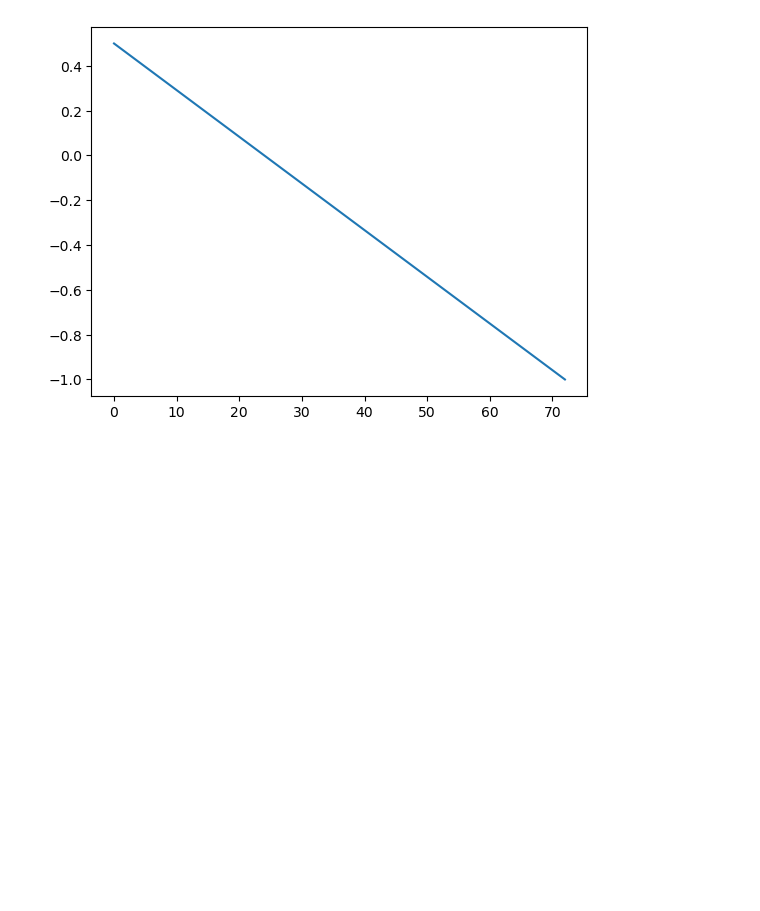
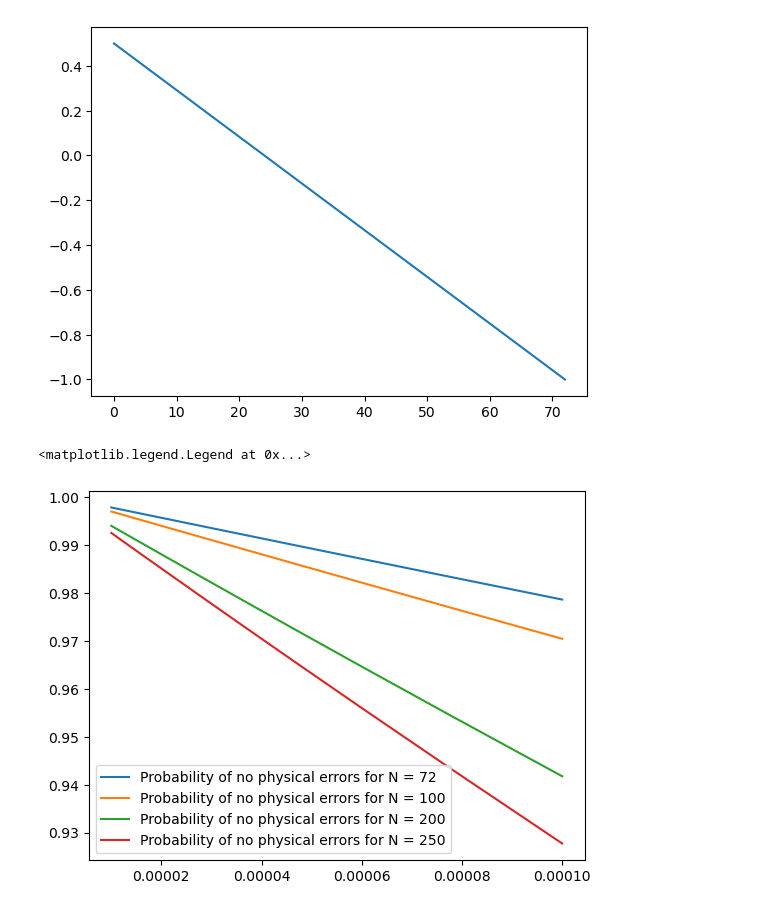
Before and after one commit to Omer-Sella/qecc, a Jupyter notebook: postProcessing/rewardInvestigation.ipynb, the cells around one changed output. Cells and saved outputs as stored; diff of their text form; code cells hidden in the pictures; blank space fills up the shorter version.

```diff
--- a/postProcessing/rewardInvestigation.ipynb
+++ b/postProcessing/rewardInvestigation.ipynb
@@ -202,3 +204,16 @@ plt.plot(kRange, -1*(kRange-kMax)/(n-kMax))
 # %% [output]
 [<matplotlib.lines.Line2D at 0x...>]
 [figure]
+# %%
+fig, ax = plt.subplots()
+errorRange = np.geomspace(0.00001,0.0001, 10)
+for i, codeN in enumerate ([72,100,200, 250]):
+    doNothing = (1 - 3 * errorRange)**codeN
+    ax.plot(errorRange, doNothing, color = f"C{i}", label = f"Probability of no physical errors for N = {codeN}")
+
+#ax.set_xscale("log")
+#ax.set_yscale("log")
+ax.legend()
+# %% [output]
+<matplotlib.legend.Legend at 0x...>
+[figure, added]
```
Also changed, not shown: parts of 2 cells of this notebook, 5 other files.
